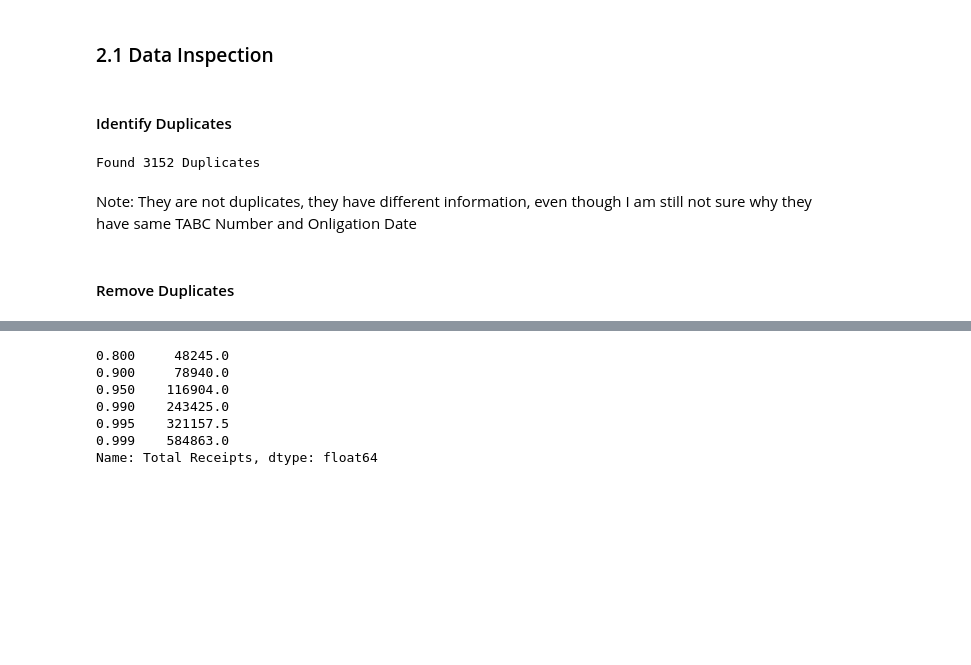
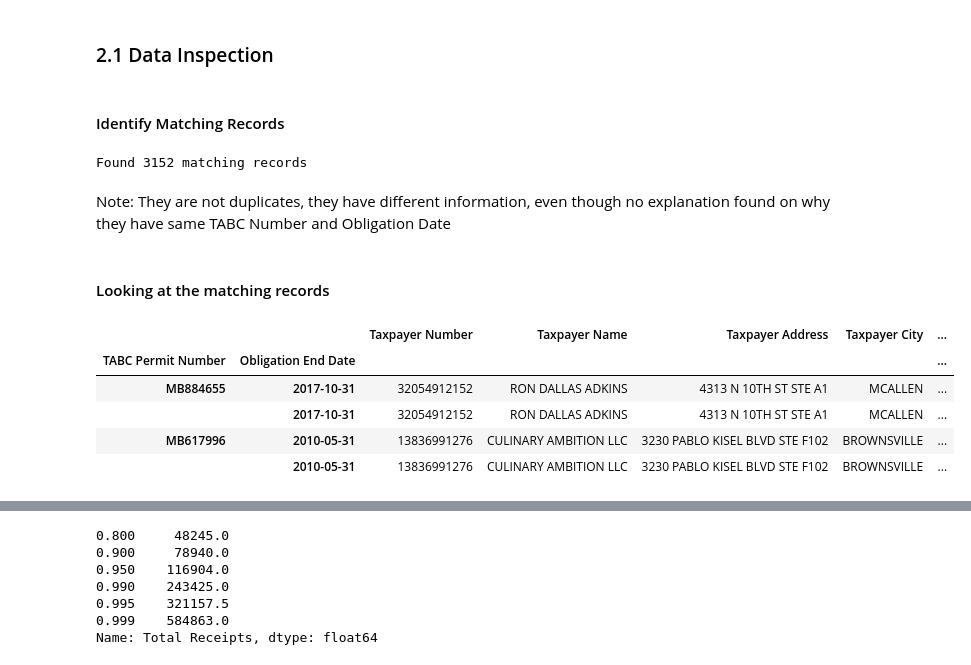
Before and after one commit to austinpracticaldatascience/texas_beer, a Jupyter notebook: texas_beer.ipynb, the cells around one changed output, grey strips where cells are left out. Saved outputs shown, nothing was run; the diff lists cells and outputs as text; code cells hidden in the pictures; blank space fills up the shorter version.

```diff
--- a/texas_beer.ipynb
+++ b/texas_beer.ipynb
@@ -56,22 +58,30 @@ dtype: object
 # %% [markdown]
 ### 2.1 Data Inspection
 # %% [markdown]
-#### Identify Duplicates
+#### Identify Matching Records
 # %%
 # Groupby based on TABC
-    # NOTE: 'TABC Permit Number' is A unique number issued by the TABC for the specific location
+    # NOTE: 'TABC Permit Number' is a unique number issued by the TABC for the specific location
 categories = ['TABC Permit Number','Obligation End Date']
 grp = df.groupby(by=categories, sort = False)
 df_grp = grp.size()
 filt = df_grp > 1
-print('Found', sum(filt) ,'Duplicates')
+print('Found', sum(filt) ,'matching records')
 duplicates_indices = df_grp[filt].index
 # %% [output]
-Found 3152 Duplicates
+Found 3152 matching records
 # %% [markdown]
-Note: They are not duplicates, they have different information, even though I am still not sure why they have same TABC Number and Onligation Date
+Note: They are not duplicates, they have different information, even though no explanation found on why they have same TABC Number and Obligation Date
 # %% [markdown]
-#### Remove Duplicates
+#### Looking at the matching records
 # %%
 df_duplicates = df.set_index(categories)
 df_duplicates = df_duplicates.loc[duplicates_indices]
+df_duplicates.head(4)
+# %% [output]
+|  |  | Taxpayer Number | Taxpayer Name | Taxpayer Address | Taxpayer City | ... |
+| TABC Permit Number | Obligation End Date |  |  |  |  | ... |
+| MB884655 | 2017-10-31 | 32054912152 | RON DALLAS ADKINS | 4313 N 10TH ST STE A1 | MCALLEN | ... |
+|  | 2017-10-31 | 32054912152 | RON DALLAS ADKINS | 4313 N 10TH ST STE A1 | MCALLEN | ... |
+| MB617996 | 2010-05-31 | 13836991276 | CULINARY AMBITION LLC | 3230 PABLO KISEL BLVD STE F102 | BROWNSVILLE | ... |
+|  | 2010-05-31 | 13836991276 | CULINARY AMBITION LLC | 3230 PABLO KISEL BLVD STE F102 | BROWNSVILLE | ... |
```
Also changed, not shown: parts of 10 cells of this notebook.
